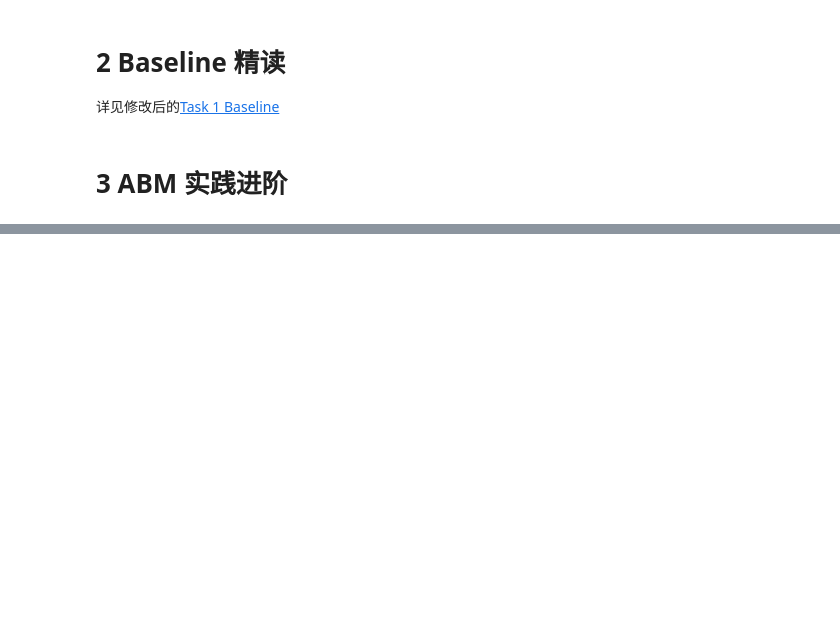
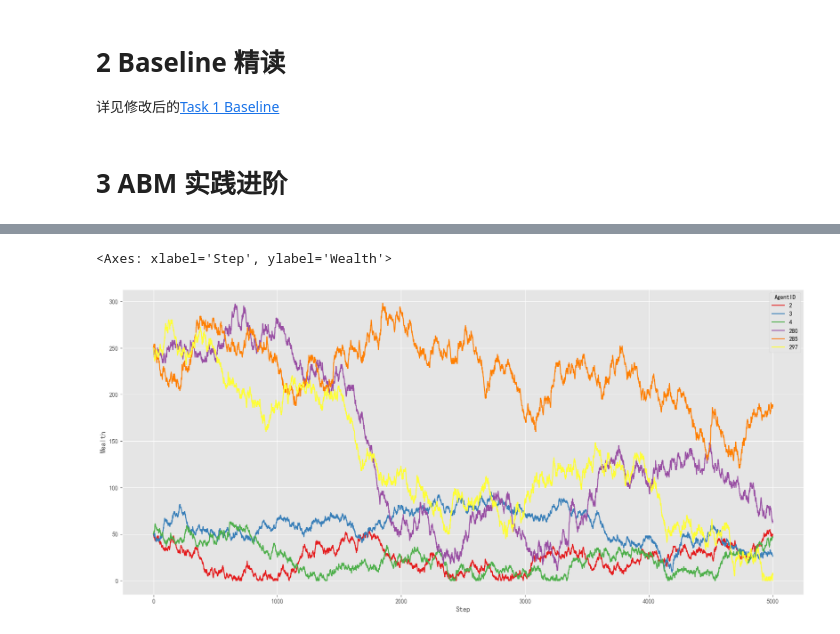
Before and after one commit to 1517005260/ai-learning, a Jupyter notebook: DataWhale Summer Campus/2024-03/Task2/notes.ipynb, the cells around one changed output, grey strips where cells are left out. Drawn from its saved outputs; the diff is of its cells as text; code cells hidden in the pictures; blank space fills up the shorter version.

```diff
--- a/DataWhale Summer Campus/2024-03/Task2/notes.ipynb
+++ b/DataWhale Summer Campus/2024-03/Task2/notes.ipynb
@@ -583,0 +756,47 @@ sns.regplot(
+# %%
+class WealthAgent(Agent):
+    def __init__(self, unique_id, model):
+        super().__init__(unique_id, model)
+        self.wealth = 50  # 普通人初始资本
+
+    def step(self):
+        if self.wealth > 0:
+            other_agent = self.random.choice(self.model.schedule.agents)
+            if type(other_agent) == RichSecondAgent:
+                if self.wealth >= 2:  # 对方是富二代就给两单位
+                    self.wealth -= 2
+                    other_agent.wealth += 2
+                    return
+            other_agent.wealth += 1
+            self.wealth -= 1
+
+
+class RichSecondAgent(Agent):
+    def __init__(self, unique_id, model):
+        super().__init__(unique_id, model)
+        self.wealth = 250  # 富二代初始资本
+
+    def step(self):
+        if self.wealth > 0:
+            other_agent = self.random.choice(self.model.schedule.agents)
+            other_agent.wealth += 2
+            self.wealth -= 2
+# %%
+steps = 5000 # 训练5000步
+
+env = WealthModel()
+agents = [WealthAgent(i, env) for i in range(280)]  # 280个穷人，20个富二代
+agents+=[RichSecondAgent(i,env)  for i in range(280,300)]
+env.add_agents(agents)
+
+for i in tqdm(range(steps)):
+    env.step()
+# %%
+# 看看结果
+agent_df=env.datacollector.get_agent_vars_dataframe()
+wealths=agent_df[agent_df.index.get_level_values("AgentID").isin([2,3,4,280,285,297])]
+plt.figure(figsize=(20,9))
+sns.lineplot(wealths,hue="AgentID",x="Step",y="Wealth",palette="Set1")
+# %% [output]
+<Axes: xlabel='Step', ylabel='Wealth'>
+[figure, added]
```
Also changed, not shown: parts of 19 cells of this notebook, 2 other files.
